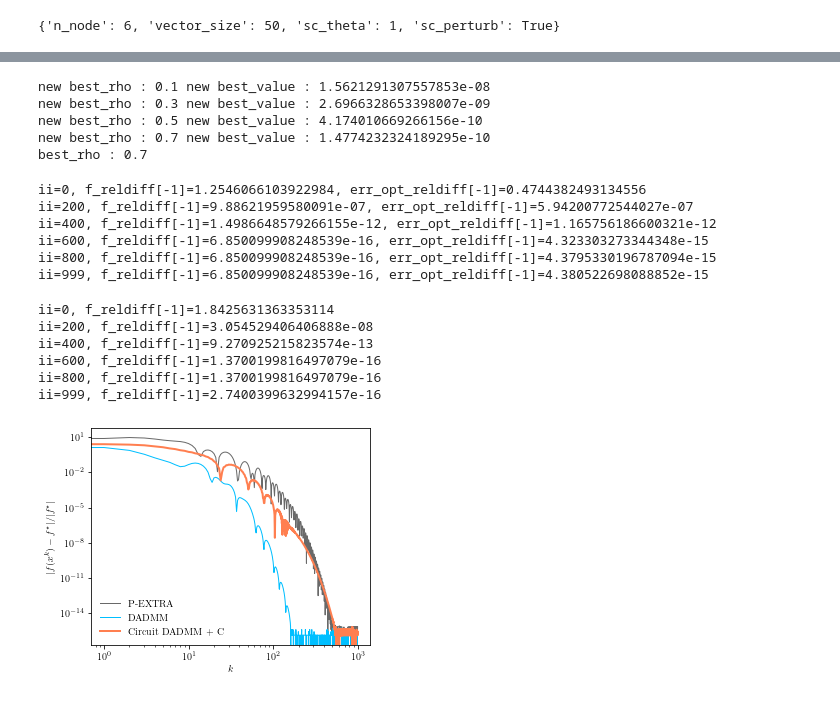
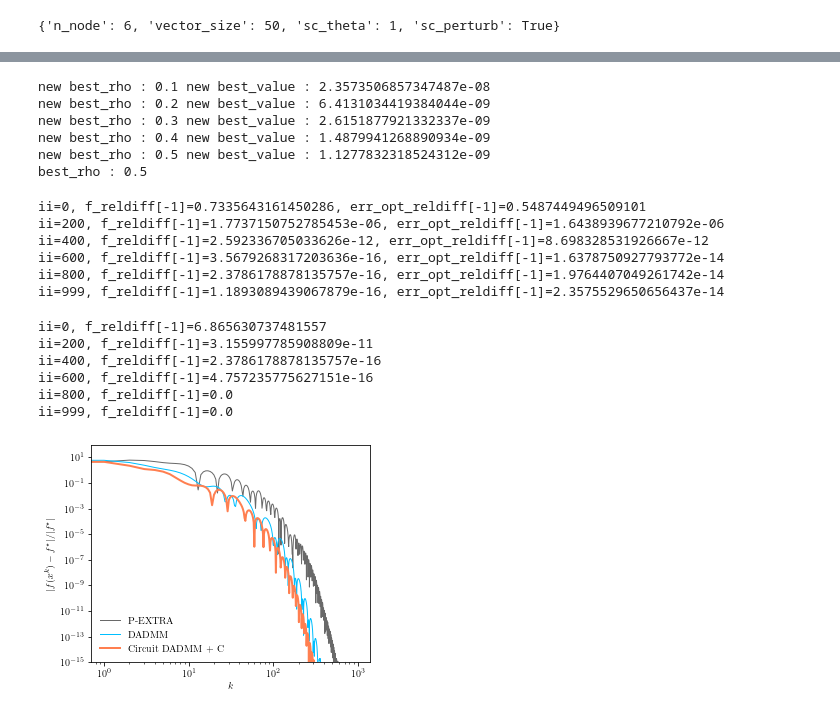
Before and after one commit to cvxgrp/optimization_via_circuits, a Jupyter notebook: convergence/quad_no_constraint_experiment.ipynb, the cells around one changed output, grey strips where cells are left out. Drawn from its saved outputs; the diff is of its cells as text; code cells hidden in the pictures.

```diff
--- a/convergence/quad_no_constraint_experiment.ipynb
+++ b/convergence/quad_no_constraint_experiment.ipynb
@@ -139,9 +144,10 @@ find_best = True
 # problem_data['rho'] = 0.2
 # problem_data['rho'] = 0.5
 
+# start = 0.2
 start = 0.1
-end = 4
-space = 0.2
+end = 2
+space = 0.1
 
 best_value = 1
 
@@ -161,22 +167,23 @@ if find_best == True:
 
 print("best_rho :",best_rho)
 # %% [output]
-new best_rho : 0.1 new best_value : 1.5621291307557853e-08
-new best_rho : 0.3 new best_value : 2.6966328653398007e-09
-new best_rho : 0.5 new best_value : 4.174010669266156e-10
-new best_rho : 0.7 new best_value : 1.4774232324189295e-10
-best_rho : 0.7
+new best_rho : 0.1 new best_value : 2.3573506857347487e-08
+new best_rho : 0.2 new best_value : 6.4131034419384044e-09
+new best_rho : 0.3 new best_value : 2.6151877921332337e-09
+new best_rho : 0.4 new best_value : 1.4879941268890934e-09
+new best_rho : 0.5 new best_value : 1.1277832318524312e-09
+best_rho : 0.5
 # %%
 problem_data['rho'] = best_rho
 # problem_data['rho'] = 1
 pg_op_norm, pg_err_opt_star, pg_err_opt_reldiff, pg_const_vio, pg_f_reldiff = p_extra_quad_no_constraint(problem_spec, problem_data, network_data, x_opt_star, f_star, printing=True, freq=200)
 # %% [output]
-ii=0, f_reldiff[-1]=1.2546066103922984, err_opt_reldiff[-1]=0.4744382493134556
-ii=200, f_reldiff[-1]=9.88621959580091e-07, err_opt_reldiff[-1]=5.94200772544027e-07
-ii=400, f_reldiff[-1]=1.4986648579266155e-12, err_opt_reldiff[-1]=1.165756186600321e-12
-ii=600, f_reldiff[-1]=6.850099908248539e-16, err_opt_reldiff[-1]=4.323303273344348e-15
-ii=800, f_reldiff[-1]=6.850099908248539e-16, err_opt_reldiff[-1]=4.3795330196787094e-15
-ii=999, f_reldiff[-1]=6.850099908248539e-16, err_opt_reldiff[-1]=4.380522698088852e-15
+ii=0, f_reldiff[-1]=0.7335643161450286, err_opt_reldiff[-1]=0.5487449496509101
+ii=200, f_reldiff[-1]=1.7737150752785453e-06, err_opt_reldiff[-1]=1.6438939677210792e-06
+ii=400, f_reldiff[-1]=2.592336705033626e-12, err_opt_reldiff[-1]=8.698328531926667e-12
+ii=600, f_reldiff[-1]=3.5679268317203636e-16, err_opt_reldiff[-1]=1.6378750927793772e-14
+ii=800, f_reldiff[-1]=2.3786178878135757e-16, err_opt_reldiff[-1]=1.9764407049261742e-14
+ii=999, f_reldiff[-1]=1.1893089439067879e-16, err_opt_reldiff[-1]=2.3575529650656437e-14
 # %%
 # params={"R":2, "Inductance":4, "Capacitance":4, "h":2.764408907848405}
 # params={"R":18, "Inductance":10, "Capacitance":1, "h":1.0541046971920436}
@@ -202,7 +209,7 @@ ii=999, f_reldiff[-1]=6.850099908248539e-16, err_opt_reldiff[-1]=4.3805226980888
 
 # params={"R":0.5, "Inductance":11, "Capacitance":24, "h":10} # only test
 # params={"R":1, "Inductance":6, "Capacitance":8, "h":5.13906193644284} # verified
-# params={"R":2, "Inductance":3, "Capacitance":4, "h":2.321989931} # verified
+params={"R":2, "Inductance":3, "Capacitance":4, "h":2.321989931} # verified
 # params={"R":3, "Inductance":3, "Capacitance":8/3, "h":1.6540863202464} # verified
 
 
@@ -211,7 +218,7 @@ ii=999, f_reldiff[-1]=6.850099908248539e-16, err_opt_reldiff[-1]=4.3805226980888
 # params={"R":2, "Inductance":4, "Capacitance":4, "h":2.764408907848405} # verified
 
 
-params={"R":0.5, "Inductance":11, "Capacitance":20, "h":10} # only test
+# params={"R":0.5, "Inductance":11, "Capacitance":20, "h":10} # only test
 # params={"R":2, "Inductance":3, "Capacitance":4, "h":3.4} # not verified, but worked well for [2.5,3.5]
 
 
@@ -232,41 +239,41 @@ dadmm_c_err_opt_star, dadmm_c_err_opt_reldiff, dadmm_c_const_vio, dadmm_c_f_reld
                                                                                 fi_operators=fi_operators,
                                                                                 params=params, printing=True, sc_index_set={3,4}, freq=200)
 # %% [output]
-ii=0, f_reldiff[-1]=1.8425631363353114
-ii=200, f_reldiff[-1]=3.054529406406888e-08
-ii=400, f_reldiff[-1]=9.270925215823574e-13
-ii=600, f_reldiff[-1]=1.3700199816497079e-16
-ii=800, f_reldiff[-1]=1.3700199816497079e-16
-ii=999, f_reldiff[-1]=2.7400399632994157e-16
+ii=0, f_reldiff[-1]=6.865630737481557
+ii=200, f_reldiff[-1]=3.155997785908809e-11
+ii=400, f_reldiff[-1]=2.3786178878135757e-16
+ii=600, f_reldiff[-1]=4.757235775627151e-16
+ii=800, f_reldiff[-1]=0.0
+ii=999, f_reldiff[-1]=0.0
 # %%
 fname = "n6_qp_circuit_dadmm_c"
 
 plt.rc('text', usetex=True)
 plt.rc('font', family='serif')
 plt.rcParams["legend.fontsize"] = 10
 plt.rcParams["lines.linewidth"] = 2
 plt.rcParams["lines.markersize"] = 4
 plt.rcParams["legend.framealpha"] = 0.0
 plt.rcParams["xtick.labelsize"] = 10
 plt.rcParams["ytick.labelsize"] = 10
 plt.rcParams["mathtext.fontset"] = 'cm' # default = 'dejavusans', other options = 'cm', 'stixsans', 'dejavuserif'
 black, red, blue, green = 'dimgrey', 'coral', 'deepskyblue', 'green'
 
 # operator norm plot (log-log plot)
 plt.figure(figsize=(5,4))
 plt.minorticks_off()
 plt.xscale("log")
 plt.yscale("log")
 plt.plot(pg_f_reldiff, label='P-EXTRA', color=black, linewidth=1)
 plt.plot(admm_f_reldiff, label='DADMM', color=blue, linewidth=1)
 # plt.plot(dadmm_c_all_f_reldiff, label='Circuit DADMM + C-All',  color=green, linewidth=1)
 plt.plot(dadmm_c_f_reldiff, label='Circuit DADMM + C',  color=red, linewidth=2)
 plt.xlabel(r"$k$")
 plt.ylabel(r"$|f(x^k) - f^\star|/|f^\star|$")
 # plt.ylabel(r"$\|\tilde{\mathbf{A}}x_k\|^2_M$")
-# plt.ylim(1e-15, 1e+2)
-plt.autoscale(enable=True, axis='y', tight=None)
+plt.ylim(1e-15, 1e+2)
+# plt.autoscale(enable=True, axis='y', tight=None)
 plt.legend()
 plt.savefig(f'plots/freldif_{fname}.pdf', dpi=300)
 # %% [output]
-[figure, old version]
+[figure, new version]
```
Also changed, not shown: parts of 6 cells of this notebook, 11 other files.
